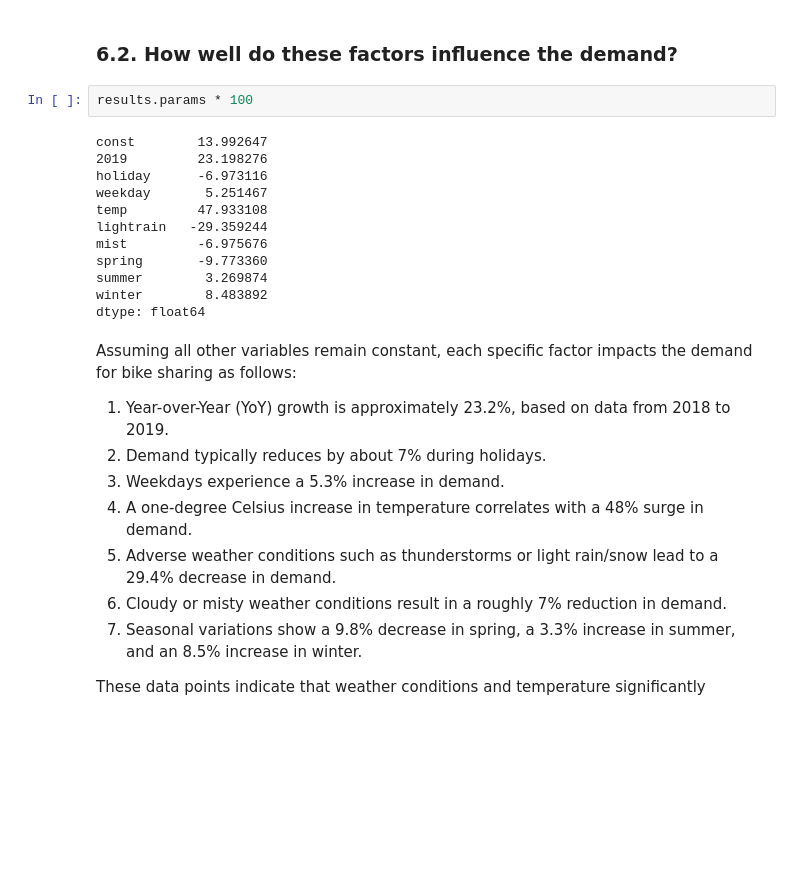
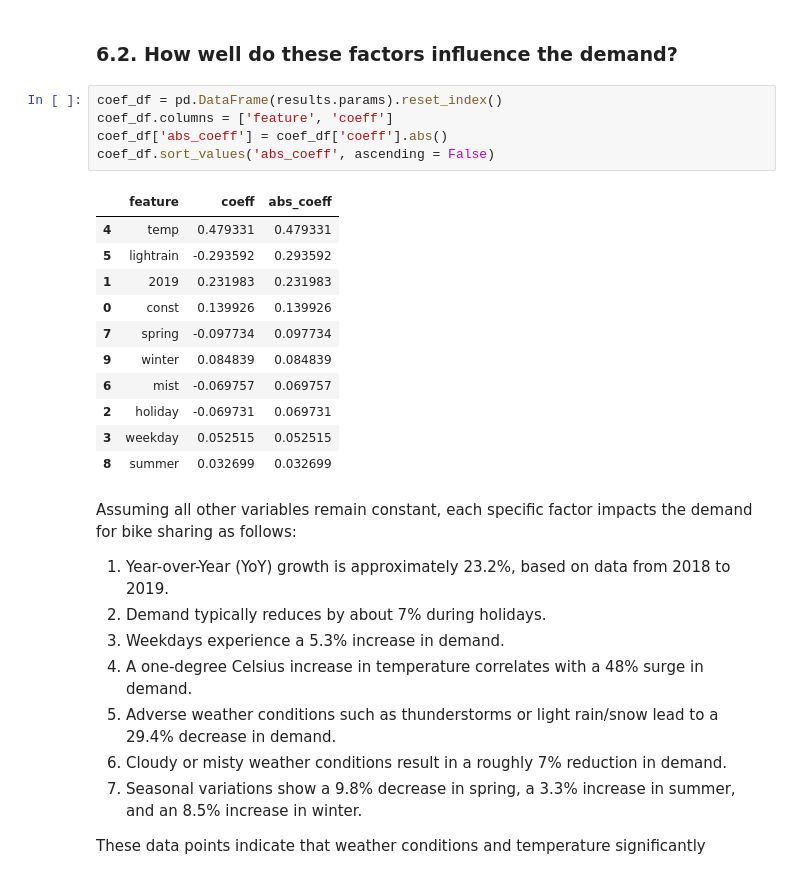
Before and after one commit to somrikbanerjee/ml_bike_sharing, a Jupyter notebook: bike_sharing_analysis.ipynb, the cells around one changed output. Saved outputs shown, nothing was run; the diff lists cells and outputs as text; blank space fills up the shorter version.

```diff
--- a/bike_sharing_analysis.ipynb
+++ b/bike_sharing_analysis.ipynb
@@ -728,20 +728,23 @@ The determinants of bike-sharing demand can be categorized as follows:
 8. Seasonal Effects: The demand varies considerably across different seasons, especially during spring, summer, and winter.
 # %% [markdown]
 ### 6.2. How well do these factors influence the demand?
-# %%
-results.params * 100
-# %% [output]
-const        13.992647
-2019         23.198276
-holiday      -6.973116
-weekday       5.251467
-temp         47.933108
-lightrain   -29.359244
-mist         -6.975676
-spring       -9.773360
-summer        3.269874
-winter        8.483892
-dtype: float64
+# %%
+coef_df = pd.DataFrame(results.params).reset_index()
+coef_df.columns = ['feature', 'coeff']
+coef_df['abs_coeff'] = coef_df['coeff'].abs()
+coef_df.sort_values('abs_coeff', ascending = False)
+# %% [output]
+|  | feature | coeff | abs_coeff |
+| 4 | temp | 0.479331 | 0.479331 |
+| 5 | lightrain | -0.293592 | 0.293592 |
+| 1 | 2019 | 0.231983 | 0.231983 |
+| 0 | const | 0.139926 | 0.139926 |
+| 7 | spring | -0.097734 | 0.097734 |
+| 9 | winter | 0.084839 | 0.084839 |
+| 6 | mist | -0.069757 | 0.069757 |
+| 2 | holiday | -0.069731 | 0.069731 |
+| 3 | weekday | 0.052515 | 0.052515 |
+| 8 | summer | 0.032699 | 0.032699 |
 # %% [markdown]
 Assuming all other variables remain constant, each specific factor impacts the demand for bike sharing as follows:
 
```
Also changed, not shown: parts of 7 cells of this notebook, 2 other files.
